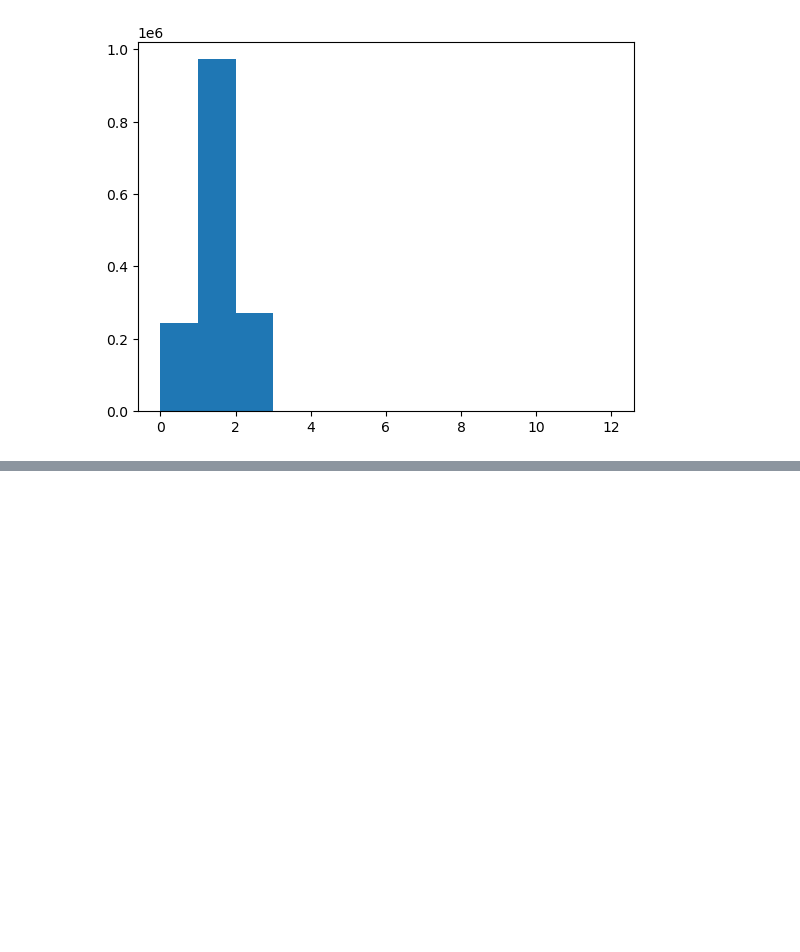
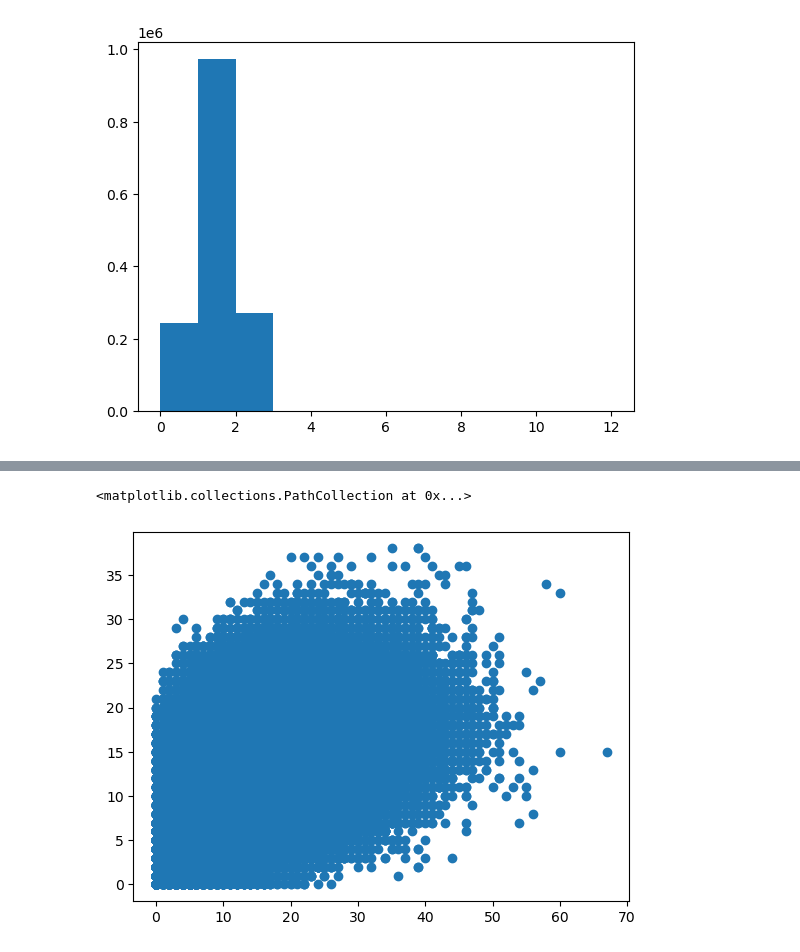
Before and after one commit to alecrmeyer/valmine, a Jupyter notebook: Analysis/SmurfAnomalyDetection.ipynb, the cells around one changed output, grey strips where cells are left out. Cells and saved outputs as stored; diff of their text form; code cells hidden in the pictures; blank space fills up the shorter version.

```diff
--- a/Analysis/SmurfAnomalyDetection.ipynb
+++ b/Analysis/SmurfAnomalyDetection.ipynb
@@ -87,0 +95,5 @@ plt.hist(data["first_deaths"] ** 0.5, bins=np.arange(df[col].min(), df[col].max(
+# %%
+plt.scatter(df["kills"], df["deaths"])
+# %% [output]
+<matplotlib.collections.PathCollection at 0x...>
+[figure, added]
```
Also changed, not shown: parts of 19 cells of this notebook.
